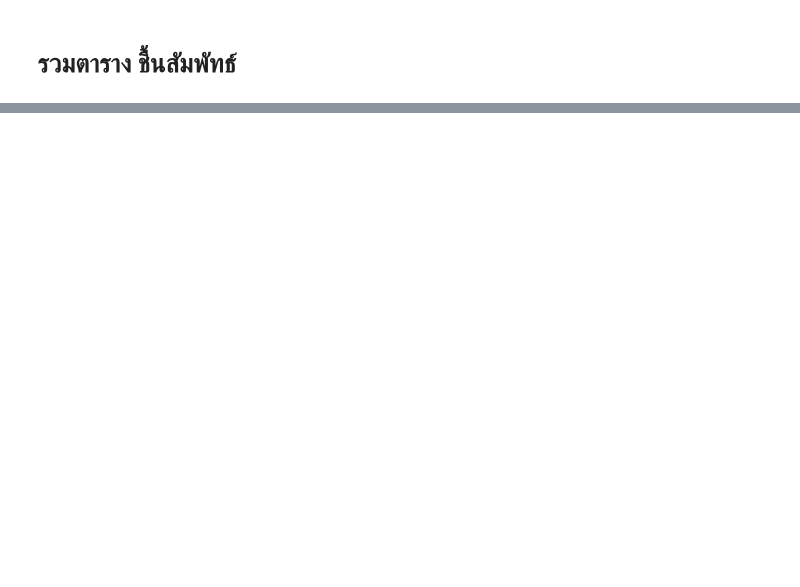
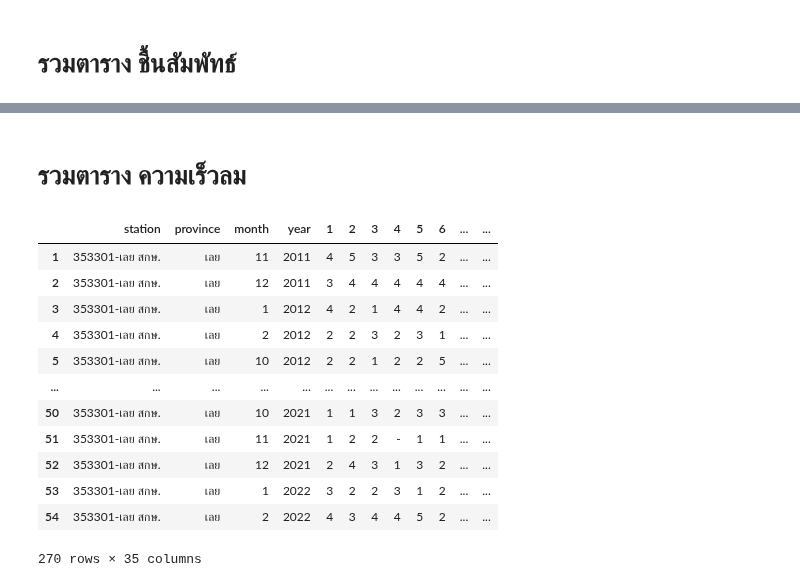
Before and after one commit to sucheerarighthere/bsc_dpdm22, a Jupyter notebook: QUIZ.ipynb, the cells around one changed output, grey strips where cells are left out. Cells and saved outputs as stored; diff of their text form; code cells hidden in the pictures; blank space fills up the shorter version.

```diff
--- a/QUIZ.ipynb
+++ b/QUIZ.ipynb
@@ -902,0 +907,8 @@ rhe
+# %%
+ws=ws[['station',  'province','month', 'year',1,           2,           3,           4,
+                 5,           6,           7,           8,           9,
+                10,          11,          12,          13,          14,
+                15,          16,          17,          18,          19,
+                20,          21,          22,          23,          24,
+                25,          26,          27,          28,          29,
+                30,          31]]
@@ -1197,0 +1192,19 @@ Afinal
+# %% [markdown]
+# รวมตาราง ความเร็วลม
+# %%
+all_province = ws
+all_province
+# %% [output]
+|  | station | province | month | year | 1 | 2 | 3 | 4 | 5 | 6 | ... | ... |
+| 1 | 353301-เลย สกษ. | เลย | 11 | 2011 | 4 | 5 | 3 | 3 | 5 | 2 | ... | ... |
+| 2 | 353301-เลย สกษ. | เลย | 12 | 2011 | 3 | 4 | 4 | 4 | 4 | 4 | ... | ... |
+| 3 | 353301-เลย สกษ. | เลย | 1 | 2012 | 4 | 2 | 1 | 4 | 4 | 2 | ... | ... |
+| 4 | 353301-เลย สกษ. | เลย | 2 | 2012 | 2 | 2 | 3 | 2 | 3 | 1 | ... | ... |
+| 5 | 353301-เลย สกษ. | เลย | 10 | 2012 | 2 | 2 | 1 | 2 | 2 | 5 | ... | ... |
+| ... | ... | ... | ... | ... | ... | ... | ... | ... | ... | ... | ... | ... |
+| 50 | 353301-เลย สกษ. | เลย | 10 | 2021 | 1 | 1 | 3 | 2 | 3 | 3 | ... | ... |
+| 51 | 353301-เลย สกษ. | เลย | 11 | 2021 | 1 | 2 | 2 | - | 1 | 1 | ... | ... |
+| 52 | 353301-เลย สกษ. | เลย | 12 | 2021 | 2 | 4 | 3 | 1 | 3 | 2 | ... | ... |
+| 53 | 353301-เลย สกษ. | เลย | 1 | 2022 | 3 | 2 | 2 | 3 | 1 | 2 | ... | ... |
+| 54 | 353301-เลย สกษ. | เลย | 2 | 2022 | 4 | 3 | 4 | 4 | 5 | 2 | ... | ... |
+270 rows × 35 columns
```
Also changed, not shown: parts of 85 cells of this notebook.
